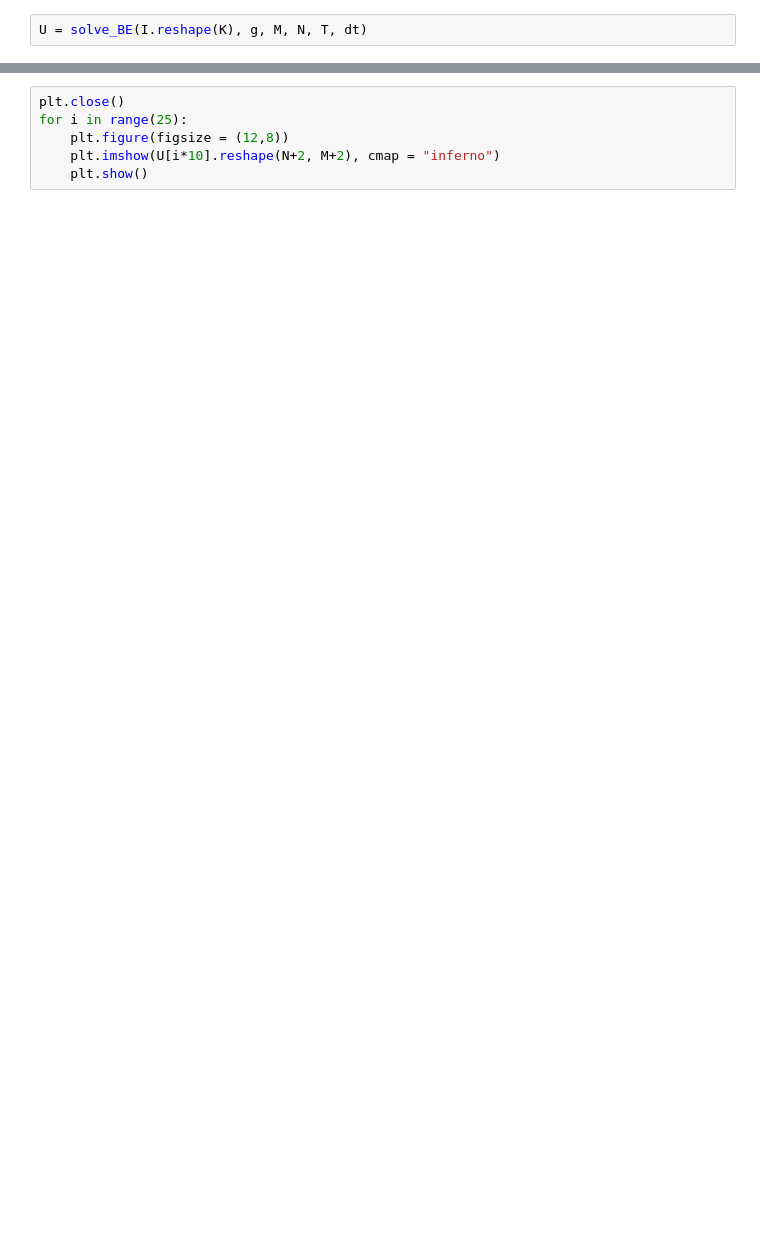
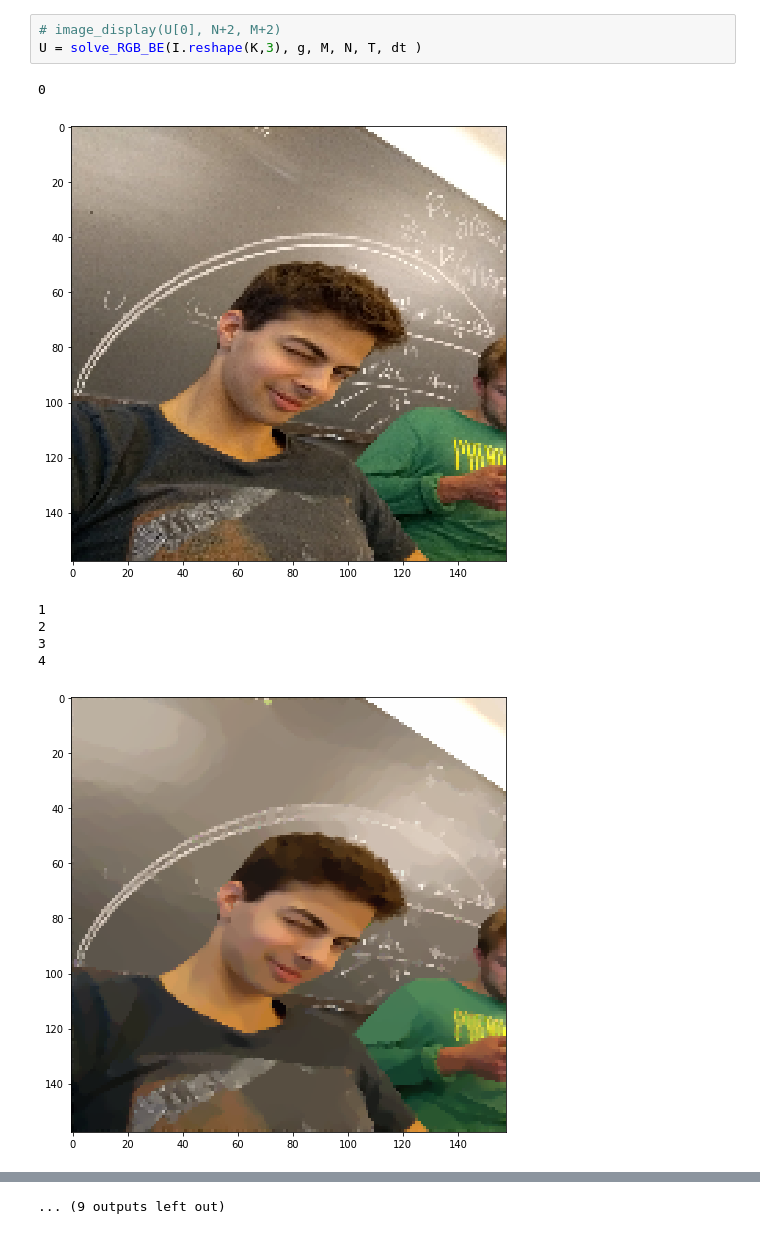
Before and after one commit to jorgenriseth/Perona-Malik-Equation, a Jupyter notebook: 2D_dirichlet.ipynb, the cells around one changed output, grey strips where cells are left out. Cells and saved outputs as stored; diff of their text form; blank space fills up the shorter version.

```diff
--- a/2D_dirichlet.ipynb
+++ b/2D_dirichlet.ipynb
@@ -308,2 +323,11 @@ plt.show()
 # %%
-U = solve_BE(I.reshape(K), g, M, N, T, dt)
+# image_display(U[0], N+2, M+2)
+U = solve_RGB_BE(I.reshape(K,3), g, M, N, T, dt )
+# %% [output]
+0
+[figure, added]
+1
+2
+3
+4
+[figure, added]
@@ -310,6 +354 @@ U = solve_BE(I.reshape(K), g, M, N, T, dt)
+... (9 outputs left out)
-# %%
-plt.close()
-for i in range(25):
-    plt.figure(figsize = (12,8))
-    plt.imshow(U[i*10].reshape(N+2, M+2), cmap = "inferno")
-    plt.show()
```
Also changed, not shown: parts of 5 cells of this notebook, 5 other files.
